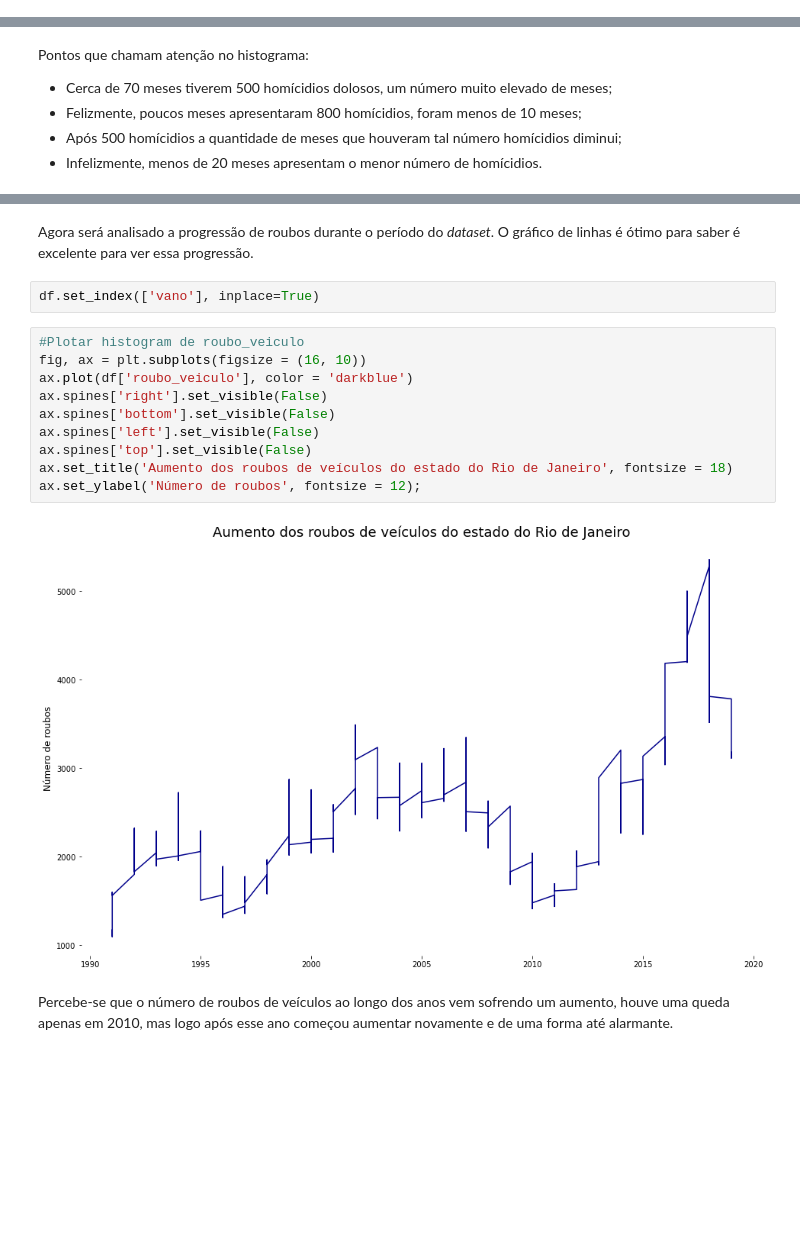
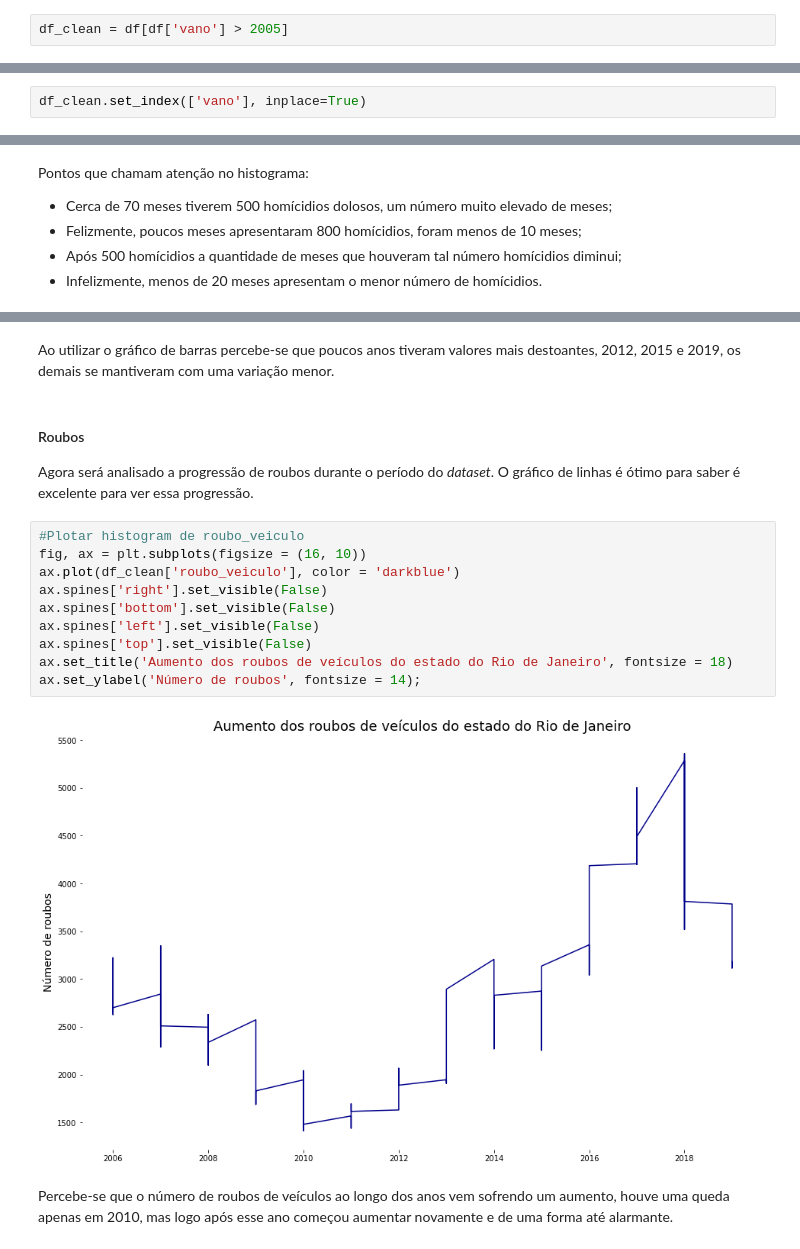
Before and after one commit to renatagsr/Data-Science-na-Pratica, a Jupyter notebook: Manipulando e Explorando Dados/Analisando_a_Violência_no_Rio_de_Janeiro.ipynb, the cells around one changed output, grey strips where cells are left out. Saved outputs shown, nothing was run; the diff lists cells and outputs as text; blank space fills up the shorter version.

```diff
--- a/Manipulando e Explorando Dados/Analisando_a_Violência_no_Rio_de_Janeiro.ipynb
+++ b/Manipulando e Explorando Dados/Analisando_a_Violência_no_Rio_de_Janeiro.ipynb
@@ -148,0 +153,2 @@ A ausência desses dados será trabalhada posteriormente.
+# %%
+df_clean = df[df['vano'] > 2005]
@@ -149,3 +175,5 @@ A ausência desses dados será trabalhada posteriormente.
+# %%
+df_clean.set_index(['vano'], inplace=True)
 # %% [markdown]
 ## Informações Estatísticas da Violência no Rio de Janeiro
 
@@ -281,19 +487,21 @@ Pontos que chamam atenção no histograma:
+# %% [markdown]
+Ao utilizar o gráfico de barras percebe-se que poucos anos tiveram valores mais destoantes, 2012, 2015 e 2019, os demais se mantiveram com uma variação menor.
 # %% [markdown]
+#### Roubos
+
 Agora será analisado a progressão de roubos durante o período do *dataset*. O gráfico de linhas é ótimo para saber é excelente para ver essa progressão.
-# %%
-df.set_index(['vano'], inplace=True)
 # %%
 #Plotar histogram de roubo_veiculo
 fig, ax = plt.subplots(figsize = (16, 10))
-ax.plot(df['roubo_veiculo'], color = 'darkblue')
+ax.plot(df_clean['roubo_veiculo'], color = 'darkblue')
 ax.spines['right'].set_visible(False)
 ax.spines['bottom'].set_visible(False)
 ax.spines['left'].set_visible(False)
 ax.spines['top'].set_visible(False)
 ax.set_title('Aumento dos roubos de veículos do estado do Rio de Janeiro', fontsize = 18)
-ax.set_ylabel('Número de roubos', fontsize = 12);
+ax.set_ylabel('Número de roubos', fontsize = 14);
 # %% [output]
-[figure, old version]
+[figure, new version]
 # %% [markdown]
 Percebe-se que o número de roubos de veículos ao longo dos anos vem sofrendo um aumento, houve uma queda apenas em 2010, mas logo após esse ano começou aumentar novamente e de uma forma até alarmante.
 # %% [markdown]
```
Also changed, not shown: parts of 39 cells of this notebook.
